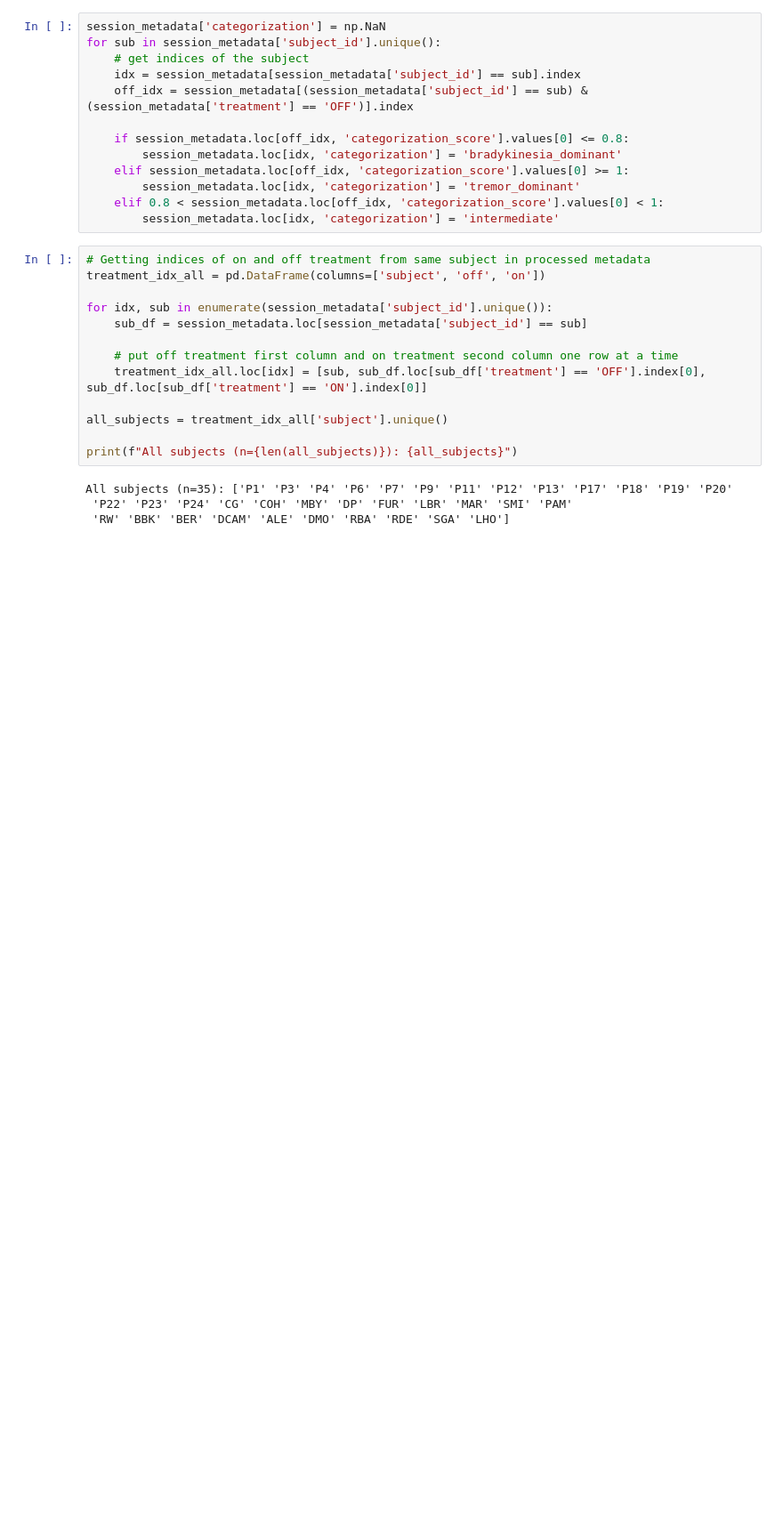
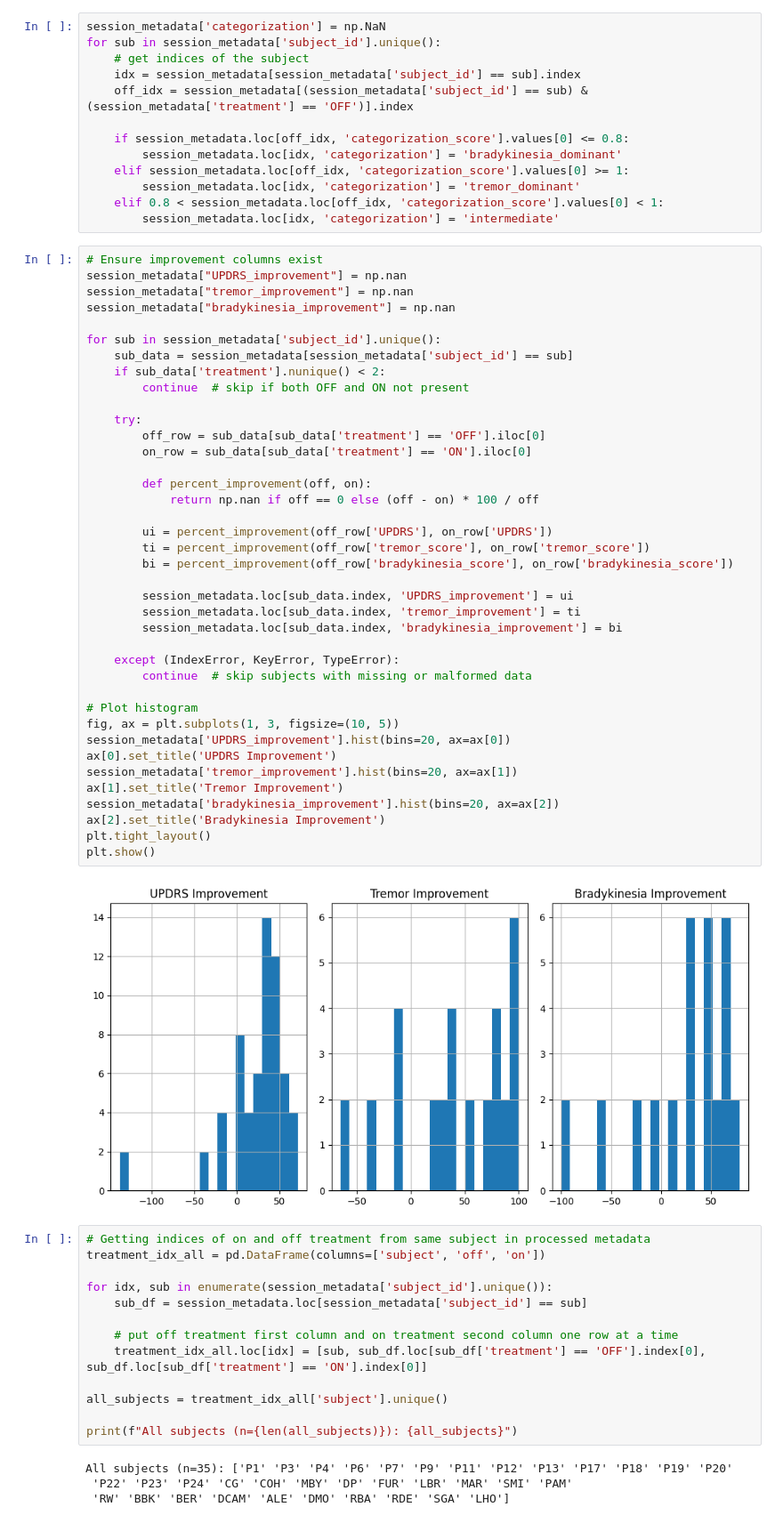
Before and after one commit to vaibrainium/bayesian-priors-in-pd-subtype, a Jupyter notebook: notebooks/1.10-vaib-updrs-score-analysis.ipynb, the cells around one changed output. Shown at 89% size. Saved outputs shown, nothing was run; the diff lists cells and outputs as text; blank space fills up the shorter version.

Commit message:
feat: score improvement added

```diff
--- a/notebooks/1.10-vaib-updrs-score-analysis.ipynb
+++ b/notebooks/1.10-vaib-updrs-score-analysis.ipynb
@@ -80,6 +83,47 @@ for sub in session_metadata['subject_id'].unique():
         session_metadata.loc[idx, 'categorization'] = 'tremor_dominant'
     elif 0.8 < session_metadata.loc[off_idx, 'categorization_score'].values[0] < 1:
         session_metadata.loc[idx, 'categorization'] = 'intermediate'
+# %%
+# Ensure improvement columns exist
+session_metadata["UPDRS_improvement"] = np.nan
+session_metadata["tremor_improvement"] = np.nan
+session_metadata["bradykinesia_improvement"] = np.nan
+
+for sub in session_metadata['subject_id'].unique():
+    sub_data = session_metadata[session_metadata['subject_id'] == sub]
+    if sub_data['treatment'].nunique() < 2:
+        continue  # skip if both OFF and ON not present
+
+    try:
+        off_row = sub_data[sub_data['treatment'] == 'OFF'].iloc[0]
+        on_row = sub_data[sub_data['treatment'] == 'ON'].iloc[0]
+
+        def percent_improvement(off, on):
+            return np.nan if off == 0 else (off - on) * 100 / off
+
+        ui = percent_improvement(off_row['UPDRS'], on_row['UPDRS'])
+        ti = percent_improvement(off_row['tremor_score'], on_row['tremor_score'])
+        bi = percent_improvement(off_row['bradykinesia_score'], on_row['bradykinesia_score'])
+
+        session_metadata.loc[sub_data.index, 'UPDRS_improvement'] = ui
+        session_metadata.loc[sub_data.index, 'tremor_improvement'] = ti
+        session_metadata.loc[sub_data.index, 'bradykinesia_improvement'] = bi
+
+    except (IndexError, KeyError, TypeError):
+        continue  # skip subjects with missing or malformed data
+
+# Plot histogram
+fig, ax = plt.subplots(1, 3, figsize=(10, 5))
+session_metadata['UPDRS_improvement'].hist(bins=20, ax=ax[0])
+ax[0].set_title('UPDRS Improvement')
+session_metadata['tremor_improvement'].hist(bins=20, ax=ax[1])
+ax[1].set_title('Tremor Improvement')
+session_metadata['bradykinesia_improvement'].hist(bins=20, ax=ax[2])
+ax[2].set_title('Bradykinesia Improvement')
+plt.tight_layout()
+plt.show()
+# %% [output]
+[figure, added]
 # %%
 # Getting indices of on and off treatment from same subject in processed metadata
 treatment_idx_all = pd.DataFrame(columns=['subject', 'off', 'on'])
```
Also changed, not shown: parts of 3 cells of this notebook.
